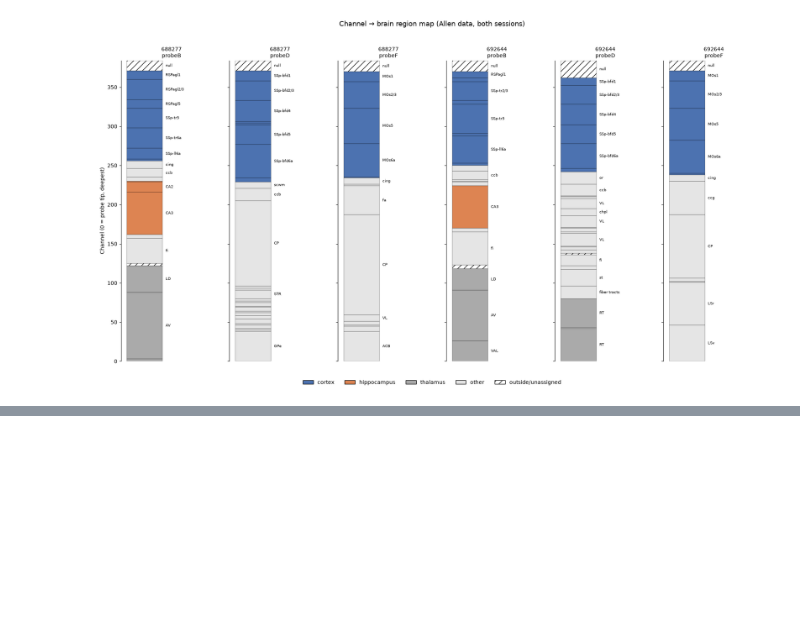
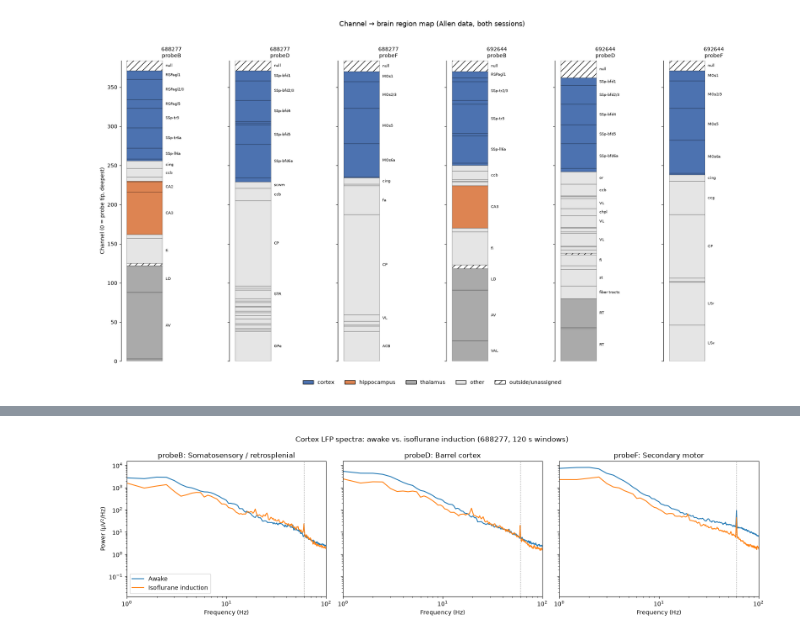
Before and after one commit to saasberkeley/dc-allen, a Jupyter notebook: src/visualization/lfp_region_spectra.ipynb, the cells around one changed output, grey strips where cells are left out. Saved outputs shown, nothing was run; the diff lists cells and outputs as text; code cells hidden in the pictures; blank space fills up the shorter version.

```diff
--- a/src/visualization/lfp_region_spectra.ipynb
+++ b/src/visualization/lfp_region_spectra.ipynb
@@ -207,0 +277,23 @@ plt.show()
+# %%
+# Compute once and store, so replotting doesn't reload data
+iso_spectra = {}   # key: (probe, window label) -> (f, power)
+for probe in PROBES:
+    for label, t0 in WINDOWS_ISO.items():
+        iso_spectra[(probe, label)] = region_psd(nwbfile, probe, "cortex", t0)
+
+fig, axes = plt.subplots(1, 3, figsize=(16, 4.5), sharey=True)
+for ax, probe in zip(axes, PROBES):
+    for label in WINDOWS_ISO:
+        f, p = iso_spectra[(probe, label)]
+        ax.loglog(f[1:], p[1:], label=label)      # f[1:] skips 0 Hz
+    ax.axvline(60, color="gray", ls=":", lw=1)     # mark line noise
+    ax.set_xlim(1, 100)
+    ax.set_title(f"{probe}: {AREA[probe]}")
+    ax.set_xlabel("Frequency (Hz)")
+axes[0].set_ylabel("Power (µV²/Hz)")
+axes[0].legend()
+fig.suptitle("Cortex LFP spectra: awake vs. isoflurane induction (688277, 120 s windows)")
+plt.tight_layout()
+plt.show()
+# %% [output]
+[figure, added]
```
Also changed, not shown: parts of 13 cells of this notebook.
